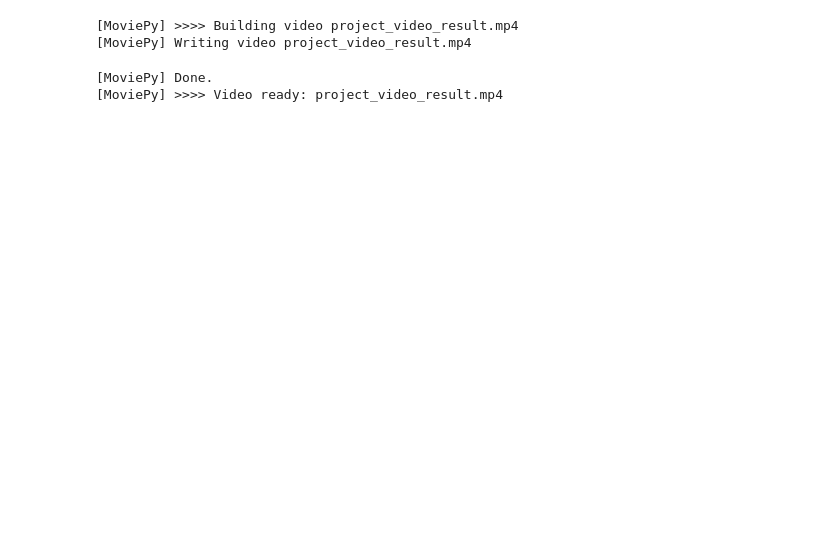
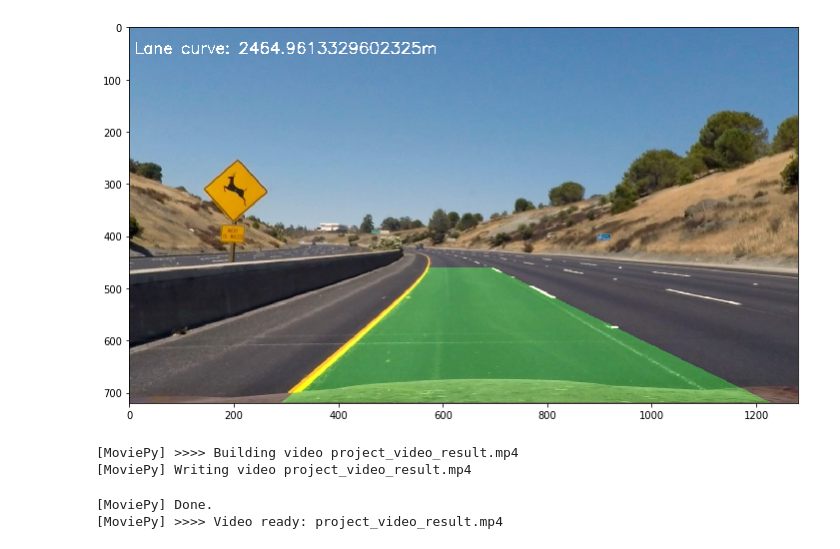
Before and after one commit to jkozlowski/CarND-Advanced-Lane-Lines, a Jupyter notebook: advanced_lane_detection.ipynb, the cells around one changed output. Drawn from its saved outputs; the diff is of its cells as text; code cells hidden in the pictures; blank space fills up the shorter version.

```diff
--- a/advanced_lane_detection.ipynb
+++ b/advanced_lane_detection.ipynb
@@ -62,6 +62,8 @@ class Undistorter:
     def undistort_img(self, img):
         undist = cv2.undistort(img, self.mtx, self.dist, None, self.mtx)
         return undist
+
+undistorter = Undistorter()
 # %%
 # Cell 3
 
@@ -289,21 +291,6 @@ class Polyfit:
         left_fit = np.polyfit(lefty, leftx, 2)
         right_fit = np.polyfit(righty, rightx, 2)
 
-#     def measure_curvature(self):
-#         # Define conversions in x and y from pixels space to meters
-#         ym_per_pix = 30/720 # meters per pixel in y dimension
-#         xm_per_pix = 3.7/700 # meters per pixel in x dimension
-
-#         # Fit new polynomials to x,y in world space
-#         left_fit_cr = np.polyfit(ploty*ym_per_pix, leftx*xm_per_pix, 2)
-#         right_fit_cr = np.polyfit(ploty*ym_per_pix, rightx*xm_per_pix, 2)
-#         # Calculate the new radii of curvature
-#         left_curverad = ((1 + (2*left_fit_cr[0]*y_eval*ym_per_pix + left_fit_cr[1])**2)**1.5) / np.absolute(2*left_fit_cr[0])
-#         right_curverad = ((1 + (2*right_fit_cr[0]*y_eval*ym_per_pix + right_fit_cr[1])**2)**1.5) / np.absolute(2*right_fit_cr[0])
-#         # Now our radius of curvature is in meters
-#         print(left_curverad, 'm', right_curverad, 'm')
-#         # Example values: 632.1 m    626.2 m
-
 class PolyfitDrawer:
     def draw(self, warper, undist, warped, left_fit, right_fit):
         # Generate x and y values for plotting
@@ -327,25 +314,50 @@ class PolyfitDrawer:
         newwarp = warper.unwarp(color_warp)
         # Combine the result with the original image
         result = cv2.addWeighted(undist, 1, newwarp, 0.3, 0)
+
+        # Blablabla
+        # Define conversions in x and y from pixels space to meters
+        ym_per_pix = 30/720 # meters per pixel in y dimension
+        xm_per_pix = 3.7/700 # meters per pixel in x dimension
+
+        leftx = left_fitx[::-1]  # Reverse to match top-to-bottom in y
+        rightx = right_fitx[::-1]  # Reverse to match top-to-bottom in y
+        y_eval = np.max(ploty)
+
+        # Fit new polynomials to x,y in world space
+        left_fit_cr = np.polyfit(ploty*ym_per_pix, leftx*xm_per_pix, 2)
+        right_fit_cr = np.polyfit(ploty*ym_per_pix, rightx*xm_per_pix, 2)
+        # Calculate the new radii of curvature
+        left_curverad = ((1 + (2*left_fit_cr[0]*y_eval*ym_per_pix + left_fit_cr[1])**2)**1.5) / np.absolute(2*left_fit_cr[0])
+        right_curverad = ((1 + (2*right_fit_cr[0]*y_eval*ym_per_pix + right_fit_cr[1])**2)**1.5) / np.absolute(2*right_fit_cr[0])
+        # Now our radius of curvature is in meters
+
+        curve = (left_curverad + right_curverad) / 2
+
+        cv2.putText(result,"Lane curve: {}m".format(curve), (10, 50), cv2.FONT_HERSHEY_SIMPLEX, 1,
+                color=(255, 255, 255), thickness=2)
+
         return result
 # %%
 # Cell 9
 
 def example_polyfit_image():
     img = mpimg.imread("test_images/test2.jpg")
-    undist = Undistorter().undistort_img(img)
+    undist = undistorter.undistort_img(img)
     binary = Thresholder().thresholded_binary_image(undist);
     warper = Warper(img.shape[0], img.shape[1])
     binary_warped = warper.warp(binary)
 
     (left_fit, right_fit) = Polyfit().polyfit(binary_warped)
 
     fit_lines = PolyfitDrawer().draw(warper, undist, binary_warped, left_fit, right_fit)
 
     plt.figure(figsize=(12,9))
     plt.imshow(fit_lines)
 
 example_polyfit_image()
+# %% [output]
+[figure, added]
 # %%
 # Cell 10
 
```
Also changed, not shown: parts of 2 cells of this notebook.
